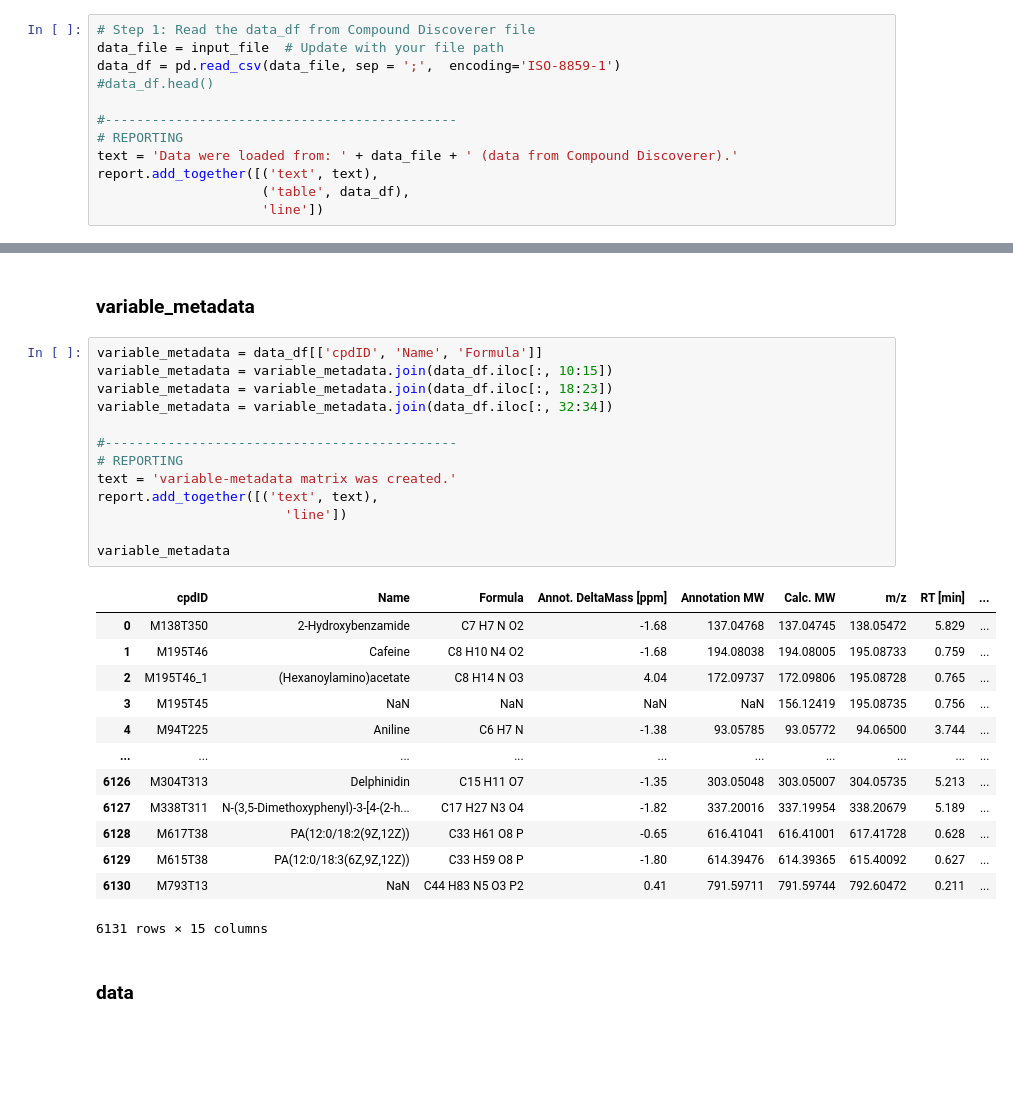
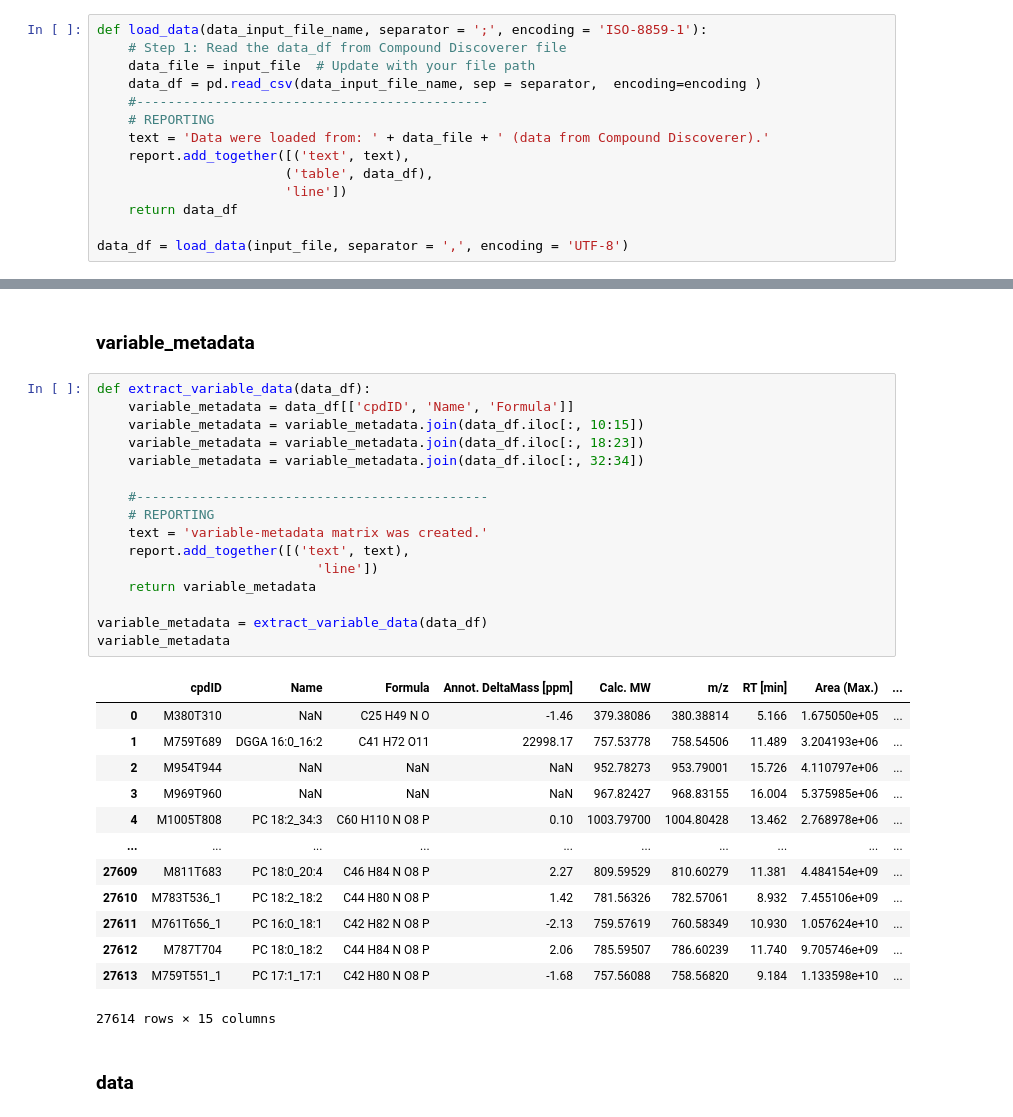
Before and after one commit to Najlaron/PySPRESSO, a Jupyter notebook: PMF-pipeline_version3.ipynb, the cells around one changed output, grey strips where cells are left out. Saved outputs shown, nothing was run; the diff lists cells and outputs as text; blank space fills up the shorter version.

```diff
--- a/PMF-pipeline_version3.ipynb
+++ b/PMF-pipeline_version3.ipynb
@@ -67,17 +68,19 @@ report.initialize_report('processing')
 # %% [markdown]
 ### Loading data
 # %%
-# Step 1: Read the data_df from Compound Discoverer file
-data_file = input_file  # Update with your file path
-data_df = pd.read_csv(data_file, sep = ';',  encoding='ISO-8859-1')
-#data_df.head()
+def load_data(data_input_file_name, separator = ';', encoding = 'ISO-8859-1'):
+    # Step 1: Read the data_df from Compound Discoverer file
+    data_file = input_file  # Update with your file path
+    data_df = pd.read_csv(data_input_file_name, sep = separator,  encoding=encoding )
+    #---------------------------------------------
+    # REPORTING
+    text = 'Data were loaded from: ' + data_file + ' (data from Compound Discoverer).'
+    report.add_together([('text', text),
+                        ('table', data_df),
+                        'line'])
+    return data_df
 
-#---------------------------------------------
-# REPORTING
-text = 'Data were loaded from: ' + data_file + ' (data from Compound Discoverer).'
-report.add_together([('text', text),
-                     ('table', data_df),
-                     'line'])
+data_df = load_data(input_file, separator = ',', encoding = 'UTF-8')
 # %% [markdown]
 ### cpdID
 # %%
@@ -122,32 +128,35 @@ True
 # %% [markdown]
 ### variable_metadata
 # %%
-variable_metadata = data_df[['cpdID', 'Name', 'Formula']]
-variable_metadata = variable_metadata.join(data_df.iloc[:, 10:15])
-variable_metadata = variable_metadata.join(data_df.iloc[:, 18:23])
-variable_metadata = variable_metadata.join(data_df.iloc[:, 32:34])
+def extract_variable_data(data_df):
+    variable_metadata = data_df[['cpdID', 'Name', 'Formula']]
+    variable_metadata = variable_metadata.join(data_df.iloc[:, 10:15])
+    variable_metadata = variable_metadata.join(data_df.iloc[:, 18:23])
+    variable_metadata = variable_metadata.join(data_df.iloc[:, 32:34])
 
-#---------------------------------------------
-# REPORTING
-text = 'variable-metadata matrix was created.'
-report.add_together([('text', text),
-                        'line'])
+    #---------------------------------------------
+    # REPORTING
+    text = 'variable-metadata matrix was created.'
+    report.add_together([('text', text),
+                            'line'])
+    return variable_metadata
 
+variable_metadata = extract_variable_data(data_df)
 variable_metadata
 # %% [output]
-|  | cpdID | Name | Formula | Annot. DeltaMass [ppm] | Annotation MW | Calc. MW | m/z | RT [min] | ... |
-| 0 | M138T350 | 2-Hydroxybenzamide | C7 H7 N O2 | -1.68 | 137.04768 | 137.04745 | 138.05472 | 5.829 | ... |
-| 1 | M195T46 | Cafeine | C8 H10 N4 O2 | -1.68 | 194.08038 | 194.08005 | 195.08733 | 0.759 | ... |
-| 2 | M195T46_1 | (Hexanoylamino)acetate | C8 H14 N O3 | 4.04 | 172.09737 | 172.09806 | 195.08728 | 0.765 | ... |
-| 3 | M195T45 | NaN | NaN | NaN | NaN | 156.12419 | 195.08735 | 0.756 | ... |
-| 4 | M94T225 | Aniline | C6 H7 N | -1.38 | 93.05785 | 93.05772 | 94.06500 | 3.744 | ... |
+|  | cpdID | Name | Formula | Annot. DeltaMass [ppm] | Calc. MW | m/z | RT [min] | Area (Max.) | ... |
+| 0 | M380T310 | NaN | C25 H49 N O | -1.46 | 379.38086 | 380.38814 | 5.166 | 1.675050e+05 | ... |
+| 1 | M759T689 | DGGA 16:0_16:2 | C41 H72 O11 | 22998.17 | 757.53778 | 758.54506 | 11.489 | 3.204193e+06 | ... |
+| 2 | M954T944 | NaN | NaN | NaN | 952.78273 | 953.79001 | 15.726 | 4.110797e+06 | ... |
+| 3 | M969T960 | NaN | NaN | NaN | 967.82427 | 968.83155 | 16.004 | 5.375985e+06 | ... |
+| 4 | M1005T808 | PC 18:2_34:3 | C60 H110 N O8 P | 0.10 | 1003.79700 | 1004.80428 | 13.462 | 2.768978e+06 | ... |
 | ... | ... | ... | ... | ... | ... | ... | ... | ... | ... |
-| 6126 | M304T313 | Delphinidin | C15 H11 O7 | -1.35 | 303.05048 | 303.05007 | 304.05735 | 5.213 | ... |
-| 6127 | M338T311 | N-(3,5-Dimethoxyphenyl)-3-[4-(2-h... | C17 H27 N3 O4 | -1.82 | 337.20016 | 337.19954 | 338.20679 | 5.189 | ... |
-| 6128 | M617T38 | PA(12:0/18:2(9Z,12Z)) | C33 H61 O8 P | -0.65 | 616.41041 | 616.41001 | 617.41728 | 0.628 | ... |
-| 6129 | M615T38 | PA(12:0/18:3(6Z,9Z,12Z)) | C33 H59 O8 P | -1.80 | 614.39476 | 614.39365 | 615.40092 | 0.627 | ... |
-| 6130 | M793T13 | NaN | C44 H83 N5 O3 P2 | 0.41 | 791.59711 | 791.59744 | 792.60472 | 0.211 | ... |
+| 27609 | M811T683 | PC 18:0_20:4 | C46 H84 N O8 P | 2.27 | 809.59529 | 810.60279 | 11.381 | 4.484154e+09 | ... |
+| 27610 | M783T536_1 | PC 18:2_18:2 | C44 H80 N O8 P | 1.42 | 781.56326 | 782.57061 | 8.932 | 7.455106e+09 | ... |
+| 27611 | M761T656_1 | PC 16:0_18:1 | C42 H82 N O8 P | -2.13 | 759.57619 | 760.58349 | 10.930 | 1.057624e+10 | ... |
+| 27612 | M787T704 | PC 18:0_18:2 | C44 H84 N O8 P | 2.06 | 785.59507 | 786.60239 | 11.740 | 9.705746e+09 | ... |
+| 27613 | M759T551_1 | PC 17:1_17:1 | C42 H80 N O8 P | -1.68 | 757.56088 | 758.56820 | 9.184 | 1.133598e+10 | ... |
-6131 rows × 15 columns
+27614 rows × 15 columns
 # %% [markdown]
 ### data
 # %%
```
Also changed, not shown: parts of 31 cells of this notebook.
